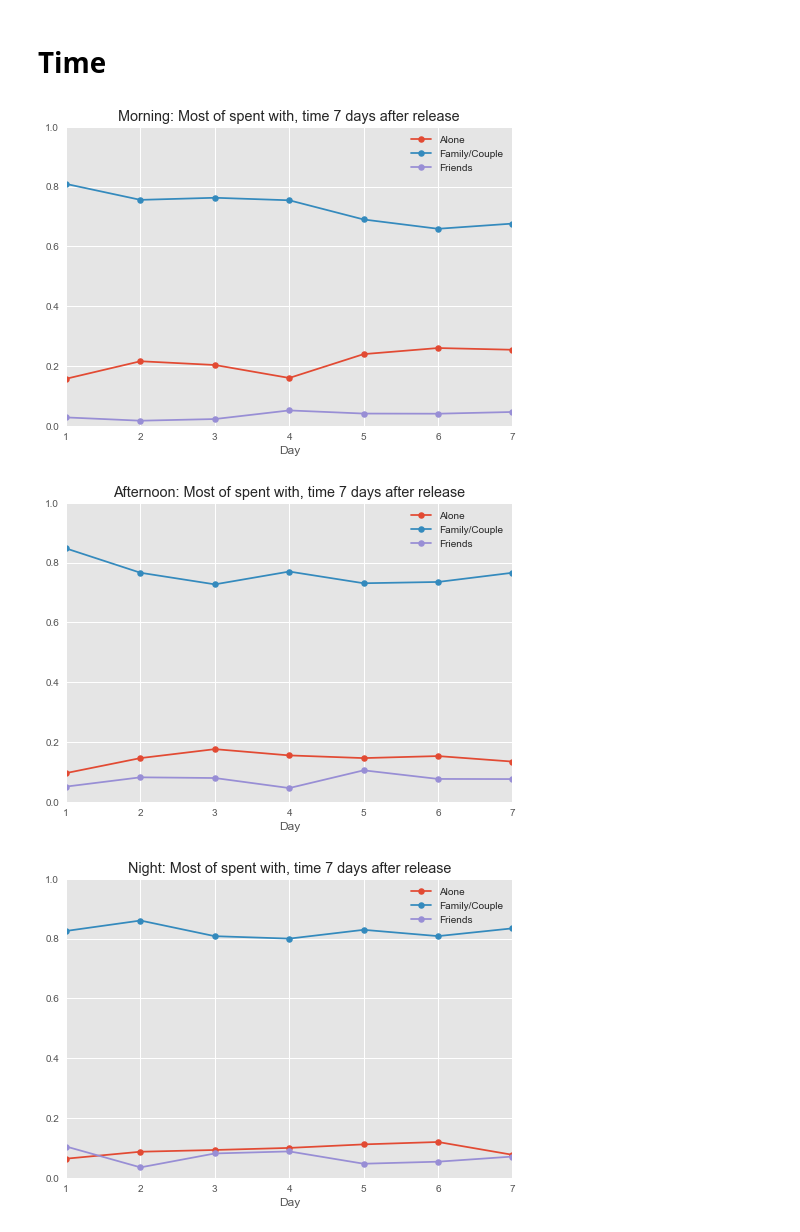
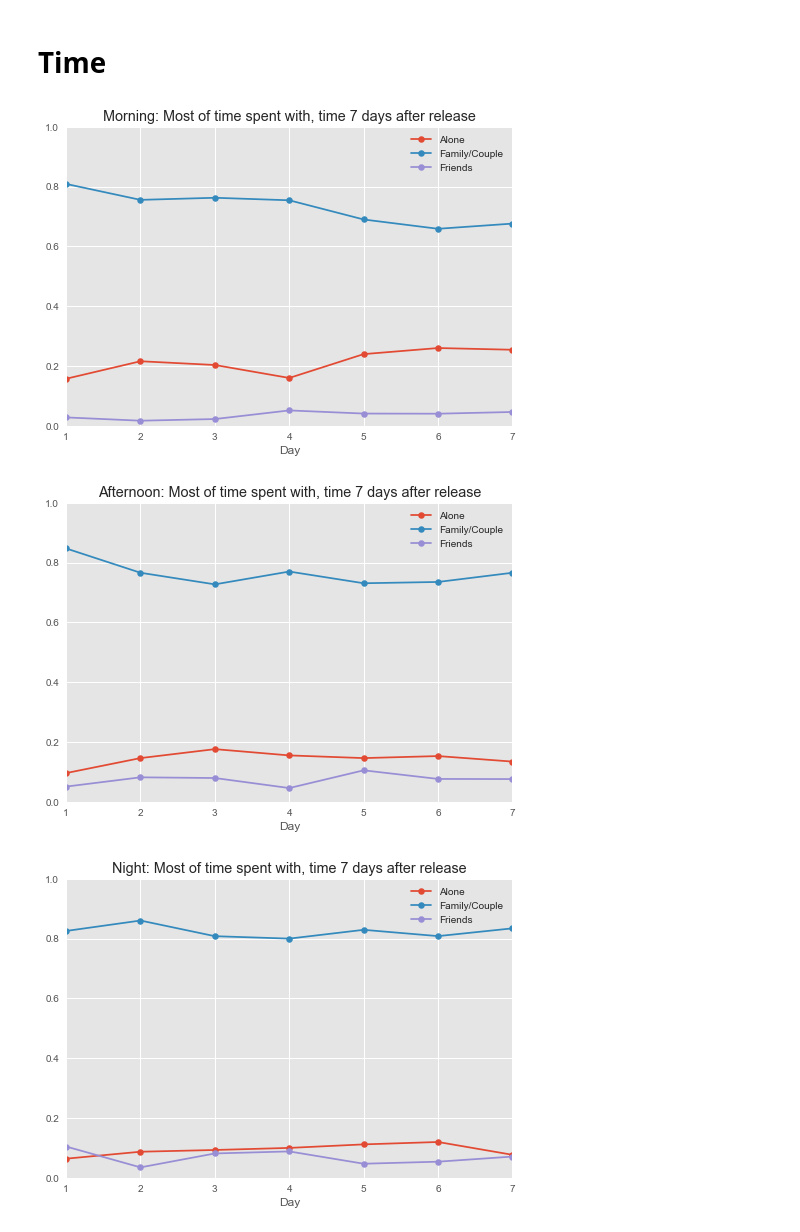
Before and after one commit to sdaza/reentry-chile, a Jupyter notebook: reports/exploring_first_week.ipynb, the cells around one changed output. Drawn from its saved outputs; the diff is of its cells as text; code cells hidden in the pictures.

```diff
--- a/reports/exploring_first_week.ipynb
+++ b/reports/exploring_first_week.ipynb
@@ -258,31 +258,31 @@ plot = create_plot_day(data=fw, variables = variables, labels = labels, toreplac
 # %%
 # company
 variables = ['p18_b_dia', 'p18_b_dia', 'p18_b_dia']
 labels = ['Alone', 'Family/Couple', 'Friends']
 toreplace = [{0:1, 1:0, 2:0, 3:0, 4:0, -8:np.nan, -9: np.nan}, {0:0, 1:1, 2:0, 3:1, 4:0, -8:np.nan, -9: np.nan},
              {0:0, 1:0, 2:1, 3:0, 4:0, -8:np.nan, -9: np.nan}]
-title = 'Morning: Most of spent with, time 7 days after release'
+title = 'Morning: Most of time spent with, time 7 days after release'
 ylim = [0,1]
 plot = create_plot_day(data=fw, variables = variables, labels = labels, toreplace = toreplace, title = title, ylim = ylim)
 # %% [output]
-[figure, old version]
+[figure, new version]
 # %%
 variables = ['p19_b_dia', 'p19_b_dia', 'p19_b_dia']
 labels = ['Alone', 'Family/Couple', 'Friends']
 toreplace = [{0:1, 1:0, 2:0, 3:0, 4:0, -8:np.nan, -9: np.nan}, {0:0, 1:1, 2:0, 3:1, 4:0, -8:np.nan, -9: np.nan},
              {0:0, 1:0, 2:1, 3:0, 4:0, -8:np.nan, -9: np.nan}]
-title = 'Afternoon: Most of spent with, time 7 days after release'
+title = 'Afternoon: Most of time spent with, time 7 days after release'
 ylim = [0,1]
 plot = create_plot_day(data=fw, variables = variables, labels = labels, toreplace = toreplace, title = title, ylim = ylim)
 # %% [output]
-[figure, old version]
+[figure, new version]
 # %%
 variables = ['p20_b_dia', 'p20_b_dia', 'p20_b_dia']
 labels = ['Alone', 'Family/Couple', 'Friends']
 toreplace = [{0:1, 1:0, 2:0, 3:0, 4:0, -8:np.nan, -9: np.nan}, {0:0, 1:1, 2:0, 3:1, 4:0, -8:np.nan, -9: np.nan},
              {0:0, 1:0, 2:1, 3:0, 4:0, -8:np.nan, -9: np.nan}]
-title = 'Night: Most of spent with, time 7 days after release'
+title = 'Night: Most of time spent with, time 7 days after release'
 ylim = [0,1]
 plot = create_plot_day(data=fw, variables = variables, labels = labels, toreplace = toreplace, title = title, ylim = ylim)
 # %% [output]
-[figure, old version]
+[figure, new version]
```
Also changed, not shown: parts of 2 cells of this notebook.
